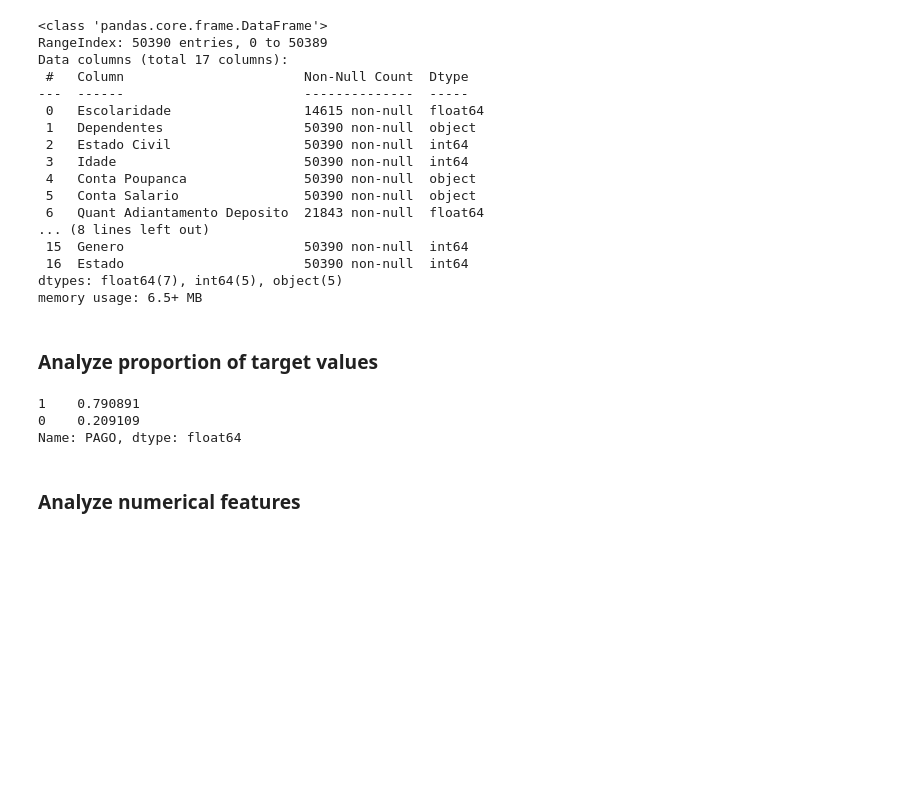
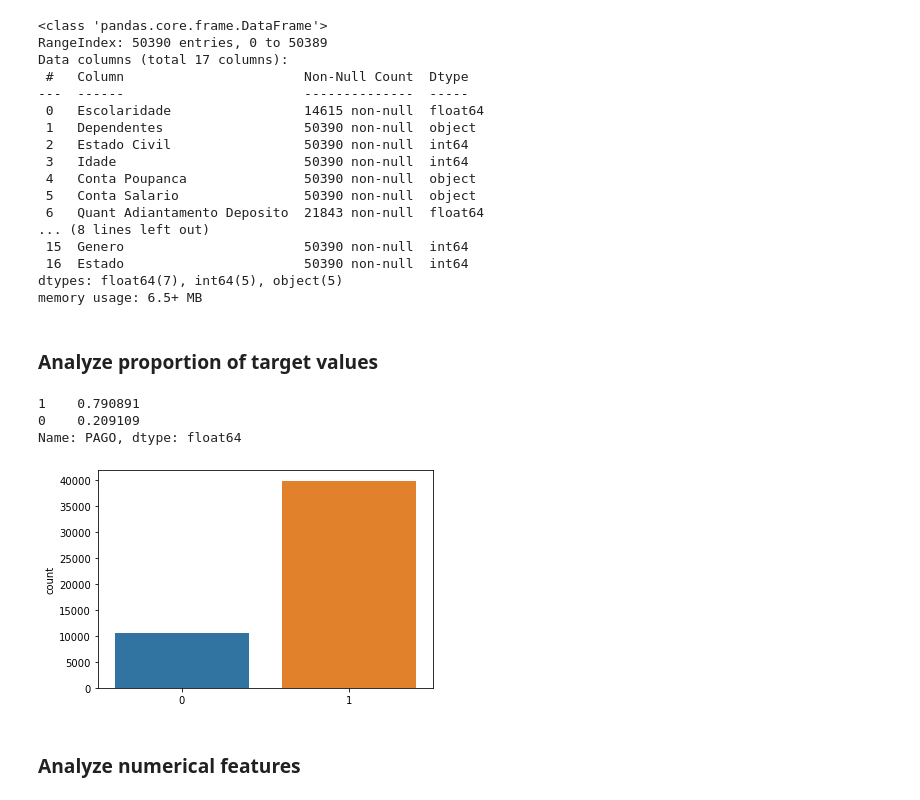
Before and after one commit to rrbarioni/credit-risk-analysis, a Jupyter notebook: src/credit_risk_analysis.ipynb, the cells around one changed output. Drawn from its saved outputs; the diff is of its cells as text; code cells hidden in the pictures; blank space fills up the shorter version.

```diff
--- a/src/credit_risk_analysis.ipynb
+++ b/src/credit_risk_analysis.ipynb
@@ -141,11 +142,13 @@ memory usage: 6.5+ MB
 # %% [markdown]
 ### Analyze proportion of target values
 # %%
+sns.countplot(df['PAGO'].values)
 df['PAGO'].value_counts() / df.shape[0]
 # %% [output]
 1    0.790891
 0    0.209109
 Name: PAGO, dtype: float64
+[figure, added]
 # %%
 cat = ['Escolaridade', 'Dependentes', 'Estado Civil', 'Conta Poupanca', 'Conta Salario', 'Qtd Fonte Renda', 'Cheque Sem Fundo', 'Conta Conjunta', 'Genero', 'Estado']
 num = ['Idade', 'Valor Emprestimo', 'Multa', 'Juros', 'Valor Emprestimo Atualizado']
```
Also changed, not shown: parts of 6 cells of this notebook.
